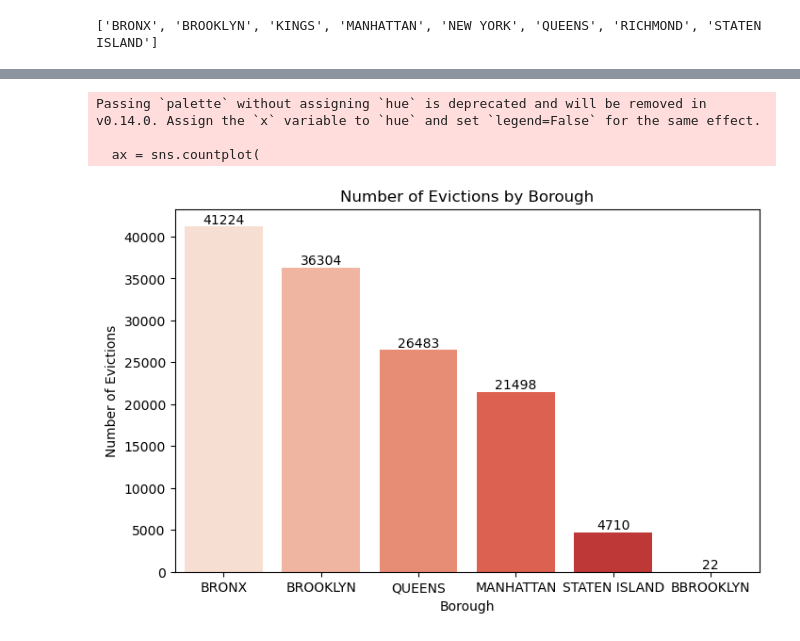
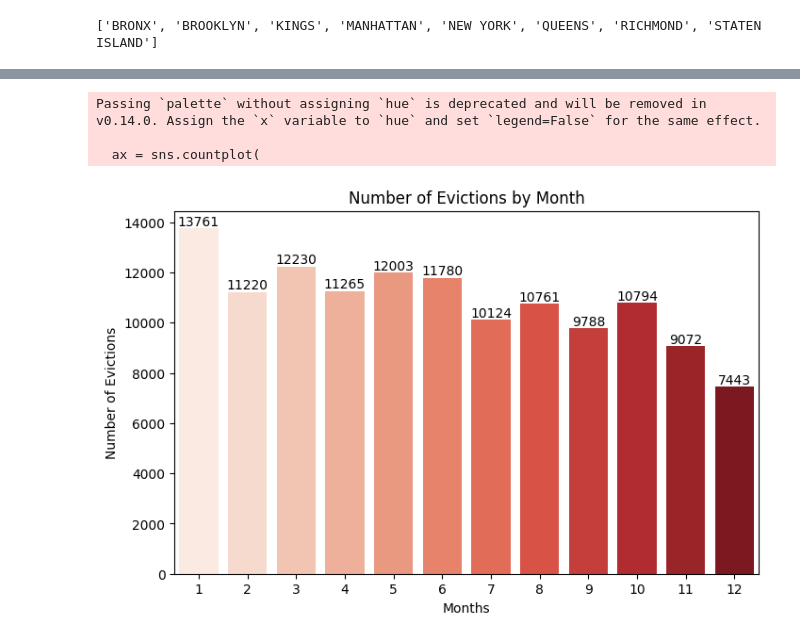
Before and after one commit to abs1106/Better-NY-Shelter-Buildings, a Jupyter notebook: nyc_shelter_data_proj/Untitled.ipynb, the cells around one changed output, grey strips where cells are left out. Drawn from its saved outputs; the diff is of its cells as text; code cells hidden in the pictures.

Commit message:
added new graphs aggregated data more into specified date range

```diff
--- a/nyc_shelter_data_proj/Untitled.ipynb
+++ b/nyc_shelter_data_proj/Untitled.ipynb
@@ -208,25 +250,30 @@ KeyError: 'BOROUGH'
 # %%
 plt.figure(figsize=(8,5))
 
+month_order = ['1', '2', '3', '4', '5', '6',
+               '7', '8', '9', '10', '11', '12']
+
 ax = sns.countplot(
     data=df_evictions,
-    x="BOROUGH",
-    order=df_evictions["BOROUGH"].value_counts().index,
-    palette="Reds"
+    x="Month",
+    order=month_order,
+    palette="Reds",
+    legend=False
+
 )
 
 for container in ax.containers:
     ax.bar_label(container)
 
-plt.title("Number of Evictions by Borough")
-plt.xlabel("Borough")
+plt.title("Number of Evictions by Month")
+plt.xlabel("Months")
 plt.ylabel("Number of Evictions")
 
 plt.show()
 # %% [output]
 Passing `palette` without assigning `hue` is deprecated and will be removed in v0.14.0. Assign the `x` variable to `hue` and set `legend=False` for the same effect.
 
   ax = sns.countplot(
-[figure, old version]
+[figure, new version]
 # %%
 df_evictions["BOROUGH"] = df_evictions["BOROUGH"].str.replace("BBROOKLYN","BROOKLYN")
```
Also changed, not shown: parts of 27 cells of this notebook.
